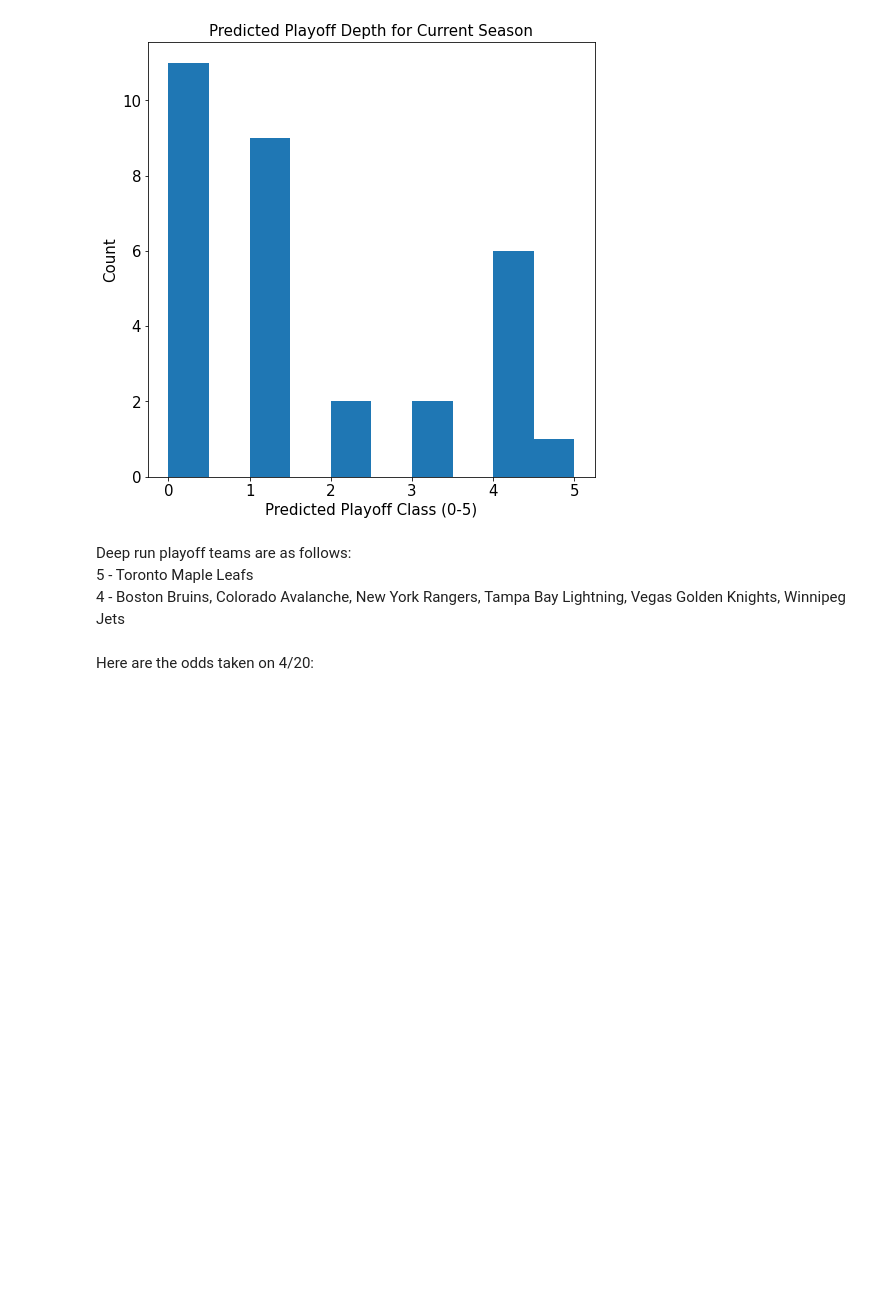
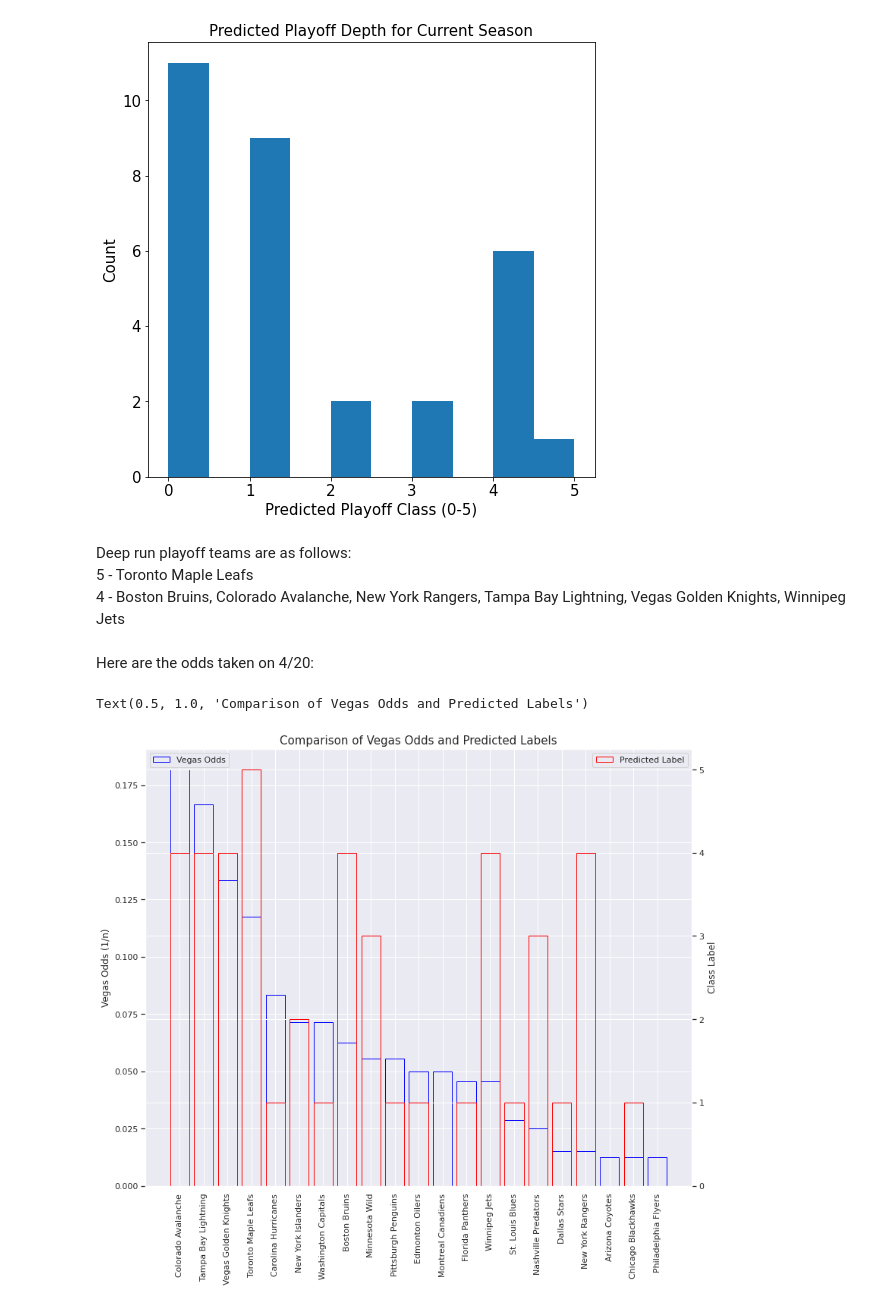
Before and after one commit to Carsi6/Sports_Prediction, a Jupyter notebook: Adam_Copy_2.ipynb, the cells around one changed output. Saved outputs shown, nothing was run; the diff lists cells and outputs as text; code cells hidden in the pictures; blank space fills up the shorter version.

Commit message:
Results figure

```diff
--- a/Adam_Copy_2.ipynb
+++ b/Adam_Copy_2.ipynb
@@ -499,0 +496,45 @@ vegas_odds = {"Colorado Avalanche": 400, "Tampa Bay Lightning": 600, "Vegas Gold
+# %%
+import seaborn
+vegas_odds = {"Colorado Avalanche": 400, "Tampa Bay Lightning": 600, "Vegas Golden Knights": 750,
+              "Toronto Maple Leafs": 850, "Carolina Hurricanes": 1200, "New York Islanders": 1400,
+              "Washington Capitals": 1400, "Boston Bruins": 1600, "Minnesota Wild": 1800, "Pittsburgh Penguins": 1800,
+              "Edmonton Oilers": 2000, "Montreal Canadiens": 2000, "Florida Panthers": 2200, "Winnipeg Jets": 2200,
+              "St. Louis Blues": 3500, "Nashville Predators": 4000, "Dallas Stars": 6600, "New York Rangers": 6600}
+
+vegas_odds_2 = {"Colorado Avalanche": 2/11, "Tampa Bay Lightning": 1/6, "Vegas Golden Knights": 2/15,
+                "Toronto Maple Leafs": 2/17, "Carolina Hurricanes": 1/12, "New York Islanders": 1/14,
+                "Washington Capitals": 1/14, "Boston Bruins": 1/16, "Minnesota Wild": 1/18, "Pittsburgh Penguins": 1/18,
+                "Edmonton Oilers": 1/20, "Montreal Canadiens": 1/20, "Florida Panthers": 1/22, "Winnipeg Jets": 1/22,
+                "St. Louis Blues": 1/35, "Nashville Predators": 1/40, "Dallas Stars": 1/66, "New York Rangers": 1/66,
+                "Arizona Coyotes": 1/80, "Chicago Blackhawks": 1/80, "Philadelphia Flyers": 1/80}
+
+our_labels = {"Colorado Avalanche": 4, "Tampa Bay Lightning": 4, "Vegas Golden Knights": 4,
+              "Toronto Maple Leafs": 5, "Carolina Hurricanes": 1, "New York Islanders": 2,
+              "Washington Capitals": 1, "Boston Bruins": 4, "Minnesota Wild": 3, "Pittsburgh Penguins": 1,
+              "Edmonton Oilers": 1, "Montreal Canadiens": 0, "Florida Panthers": 1, "Winnipeg Jets": 4,
+              "St. Louis Blues": 1, "Nashville Predators": 3, "Dallas Stars": 1, "New York Rangers": 4,
+              "Arizona Coyotes": 0, "Chicago Blackhawks": 1, "Philadelphia Flyers": 0}
+
+vegas_teams = list(vegas_odds_2.keys())
+vegas_results = list(vegas_odds_2.values())
+our_results = list(our_labels.values())
+
+sns.set()
+fig = plt.figure(figsize=(10,8))
+
+ax_1 = fig.add_axes((0, 0, 1, 1))
+plt.bar(vegas_teams, vegas_results, ec="blue", fill=False, label="Vegas Odds")
+plt.legend(loc="upper left")
+plt.xticks(rotation = 90)
+plt.ylabel("Vegas Odds (1/n)")
+
+ax_2 = ax_1.twinx()
+plt.bar(vegas_teams, our_results, ec="red", fill=False, label="Predicted Label")
+plt.xticks(rotation = 90)
+plt.legend(loc = "upper right")
+plt.ylabel("Class Label")
+
+plt.title("Comparison of Vegas Odds and Predicted Labels", size=15)
+# %% [output]
+Text(0.5, 1.0, 'Comparison of Vegas Odds and Predicted Labels')
+[figure, added]
```
Also changed, not shown: parts of 1 cell of this notebook.
